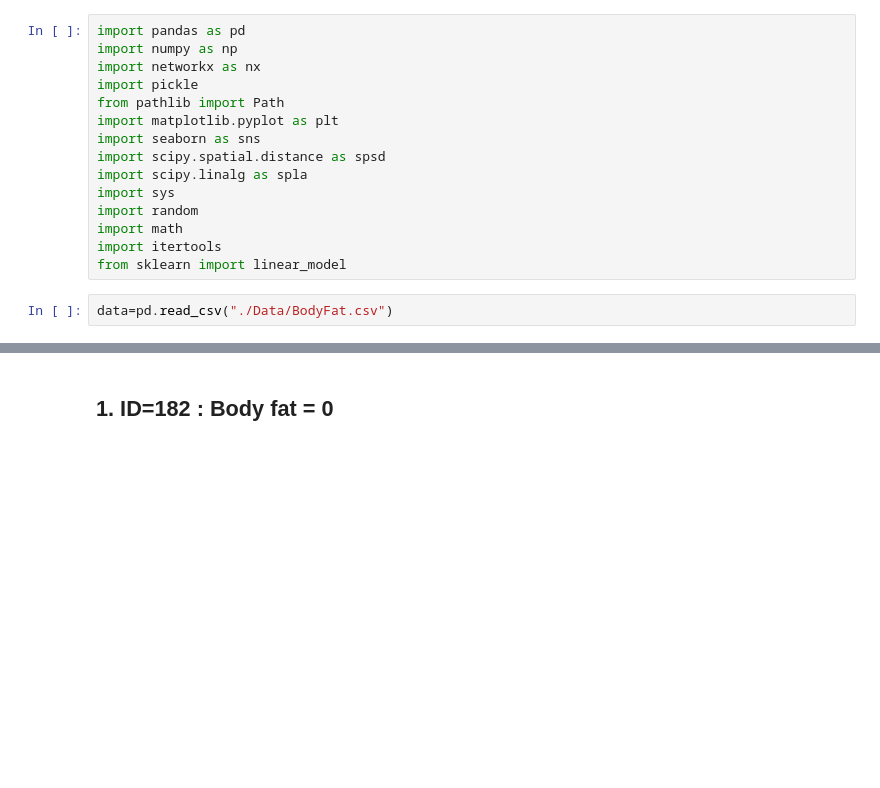
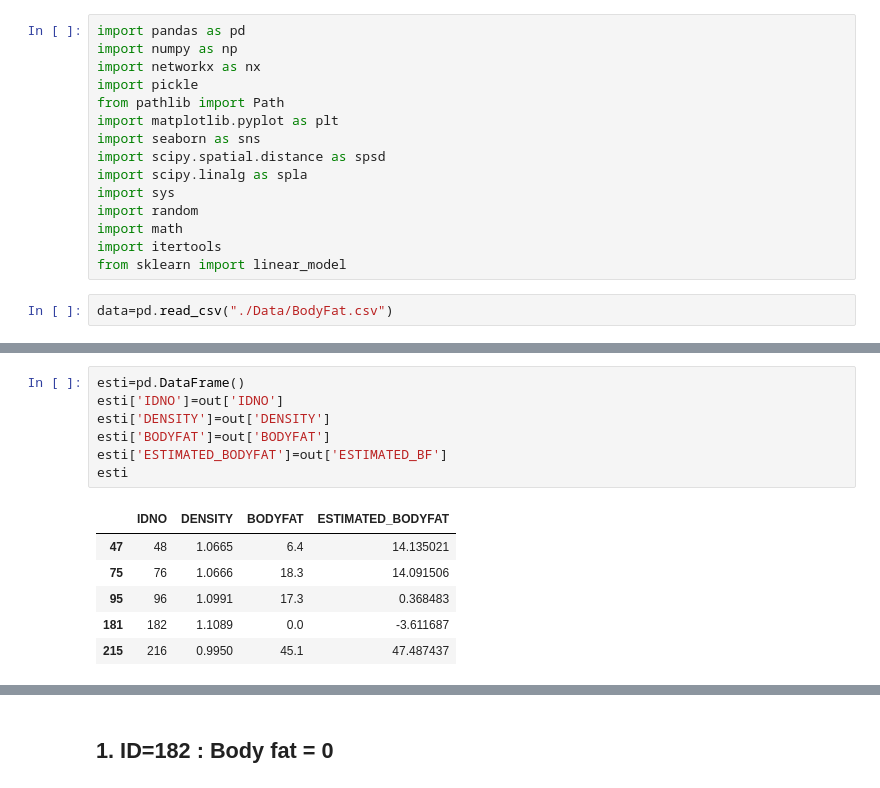
Before and after one commit to hahashuo/STAT628-Mod2, a Jupyter notebook: Code/preprocess.ipynb, the cells around one changed output, grey strips where cells are left out. Cells and saved outputs as stored; diff of their text form; blank space fills up the shorter version.

```diff
--- a/Code/preprocess.ipynb
+++ b/Code/preprocess.ipynb
@@ -19,0 +63,14 @@ data=pd.read_csv("/Users/app/Desktop/Madison_Course/STAT628/Module2/preprocess_d
+# %%
+esti=pd.DataFrame()
+esti['IDNO']=out['IDNO']
+esti['DENSITY']=out['DENSITY']
+esti['BODYFAT']=out['BODYFAT']
+esti['ESTIMATED_BODYFAT']=out['ESTIMATED_BF']
+esti
+# %% [output]
+|  | IDNO | DENSITY | BODYFAT | ESTIMATED_BODYFAT |
+| 47 | 48 | 1.0665 | 6.4 | 14.135021 |
+| 75 | 76 | 1.0666 | 18.3 | 14.091506 |
+| 95 | 96 | 1.0991 | 17.3 | 0.368483 |
+| 181 | 182 | 1.1089 | 0.0 | -3.611687 |
+| 215 | 216 | 0.9950 | 45.1 | 47.487437 |
```
Also changed, not shown: parts of 5 cells of this notebook.
